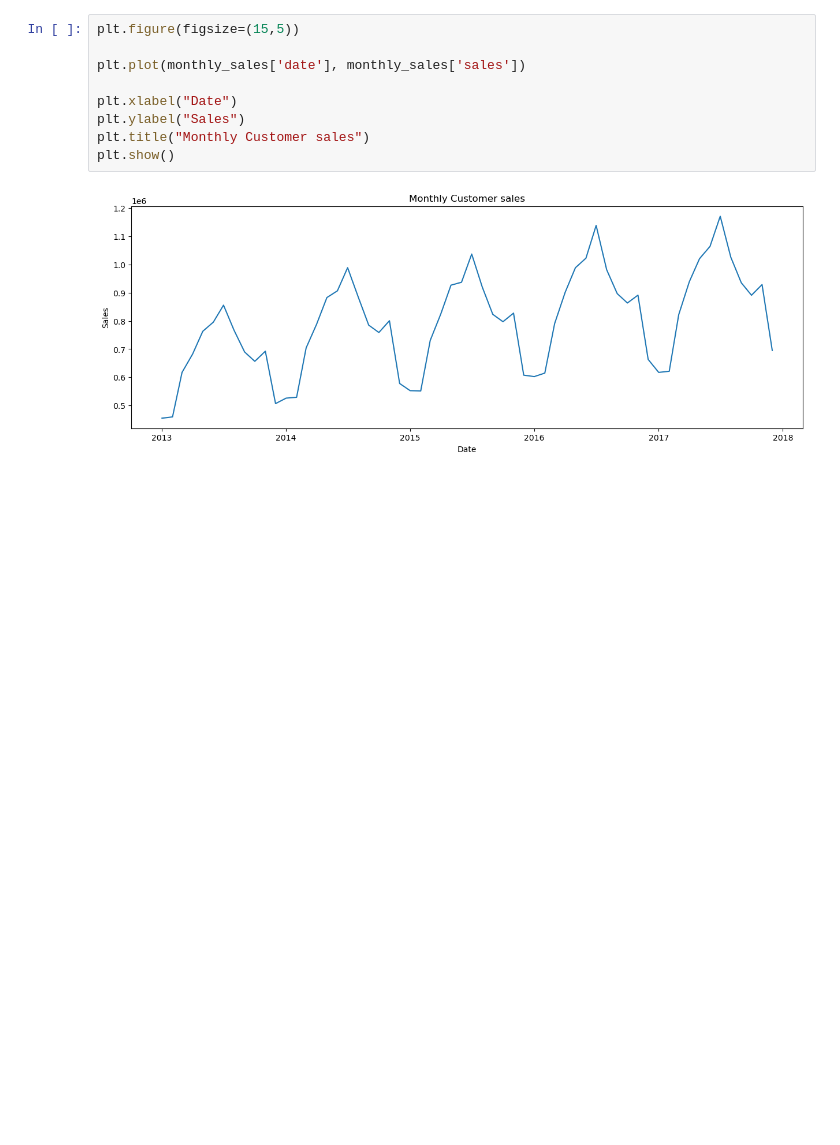
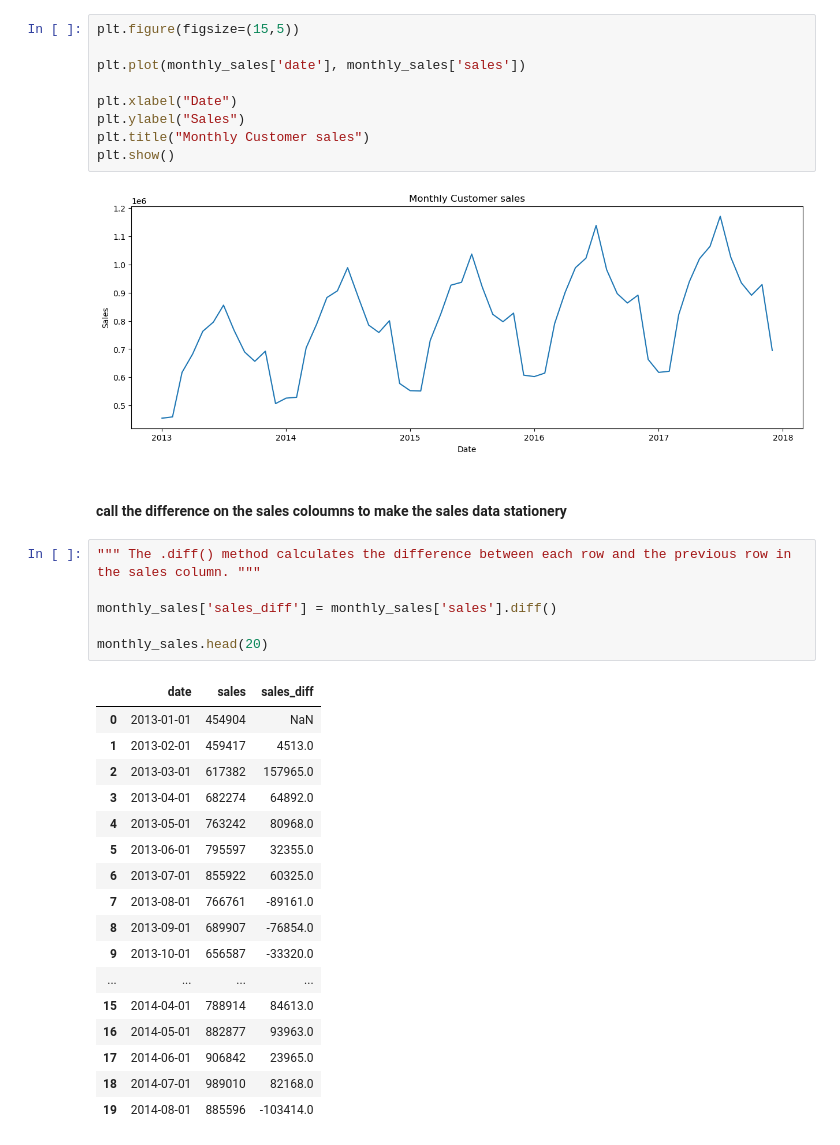
Before and after one commit to Eric-MK/sales_prediction, a Jupyter notebook: sales_prediction.ipynb, the cells around one changed output. Drawn from its saved outputs; the diff is of its cells as text; blank space fills up the shorter version.

Commit message:
creating a sales_diff coloumn in the mothly_sales data frame

```diff
--- a/sales_prediction.ipynb
+++ b/sales_prediction.ipynb
@@ -137,3 +139,29 @@ plt.title("Monthly Customer sales")
 plt.show()
 # %% [output]
 [figure]
+# %% [markdown]
+#### call the difference on the sales coloumns to make the sales data stationery
+# %%
+""" The .diff() method calculates the difference between each row and the previous row in the sales column. """
+
+monthly_sales['sales_diff'] = monthly_sales['sales'].diff()
+
+monthly_sales.head(20)
+# %% [output]
+|  | date | sales | sales_diff |
+| 0 | 2013-01-01 | 454904 | NaN |
+| 1 | 2013-02-01 | 459417 | 4513.0 |
+| 2 | 2013-03-01 | 617382 | 157965.0 |
+| 3 | 2013-04-01 | 682274 | 64892.0 |
+| 4 | 2013-05-01 | 763242 | 80968.0 |
+| 5 | 2013-06-01 | 795597 | 32355.0 |
+| 6 | 2013-07-01 | 855922 | 60325.0 |
+| 7 | 2013-08-01 | 766761 | -89161.0 |
+| 8 | 2013-09-01 | 689907 | -76854.0 |
+| 9 | 2013-10-01 | 656587 | -33320.0 |
+| ... | ... | ... | ... |
+| 15 | 2014-04-01 | 788914 | 84613.0 |
+| 16 | 2014-05-01 | 882877 | 93963.0 |
+| 17 | 2014-06-01 | 906842 | 23965.0 |
+| 18 | 2014-07-01 | 989010 | 82168.0 |
+| 19 | 2014-08-01 | 885596 | -103414.0 |
```
Also changed, not shown: parts of 1 cell of this notebook.
